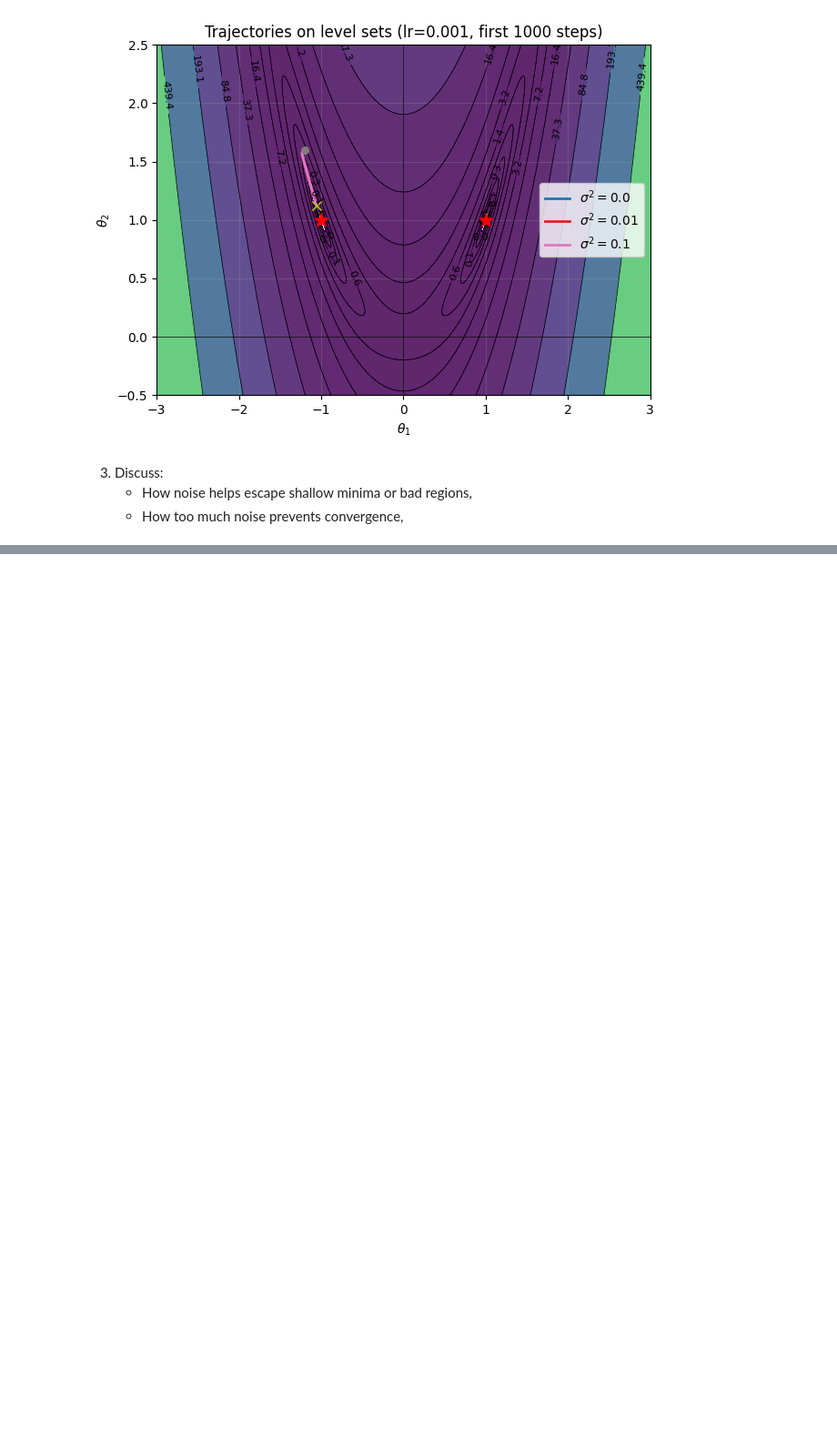
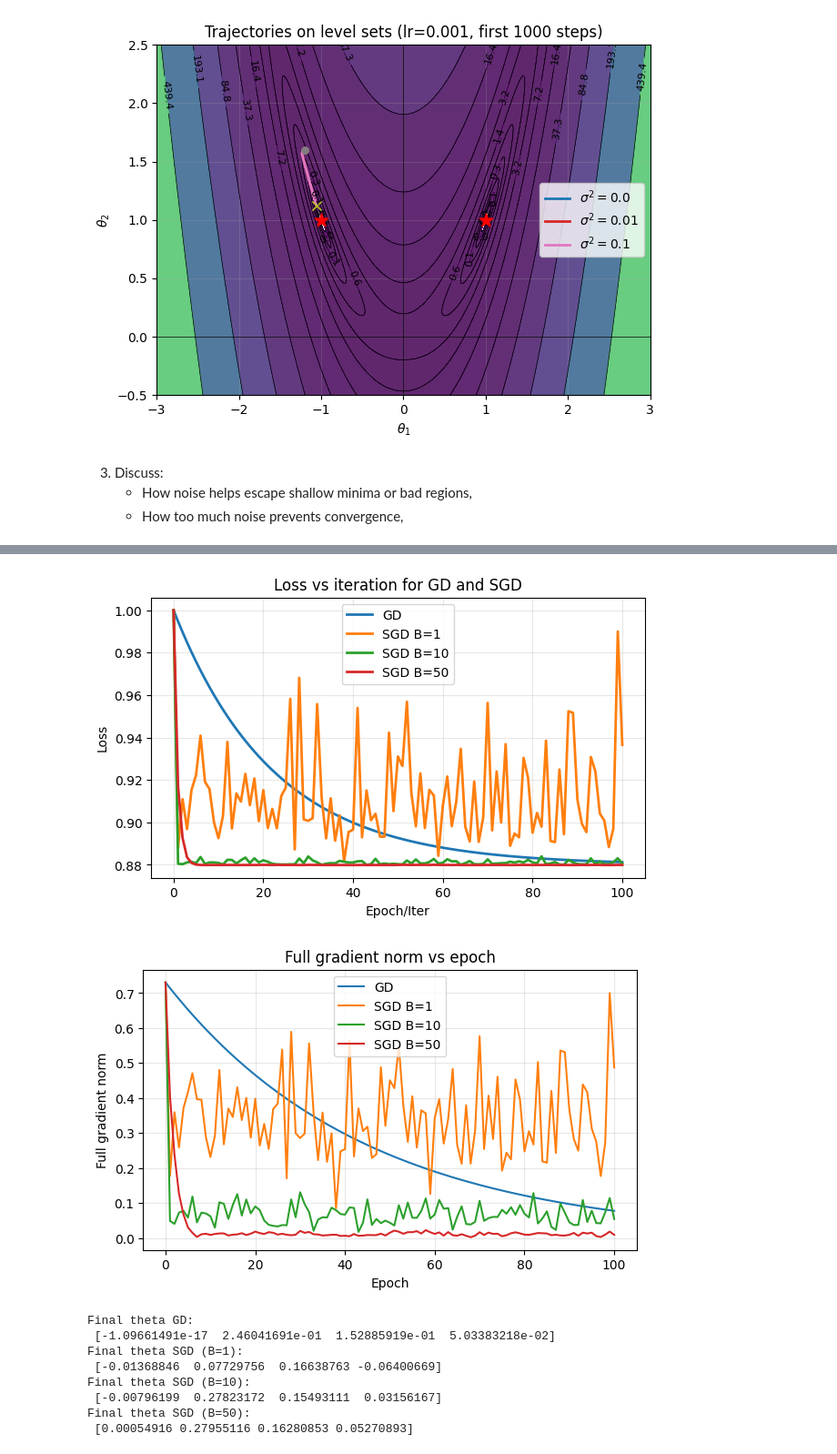
Before and after one commit to annalisapol/smm-course, a Jupyter notebook: homeworks/hw2/hw2.ipynb, the cells around one changed output, grey strips where cells are left out. Shown at 91% size. Drawn from its saved outputs; the diff is of its cells as text; code cells hidden in the pictures; blank space fills up the shorter version.

```diff
--- a/homeworks/hw2/hw2.ipynb
+++ b/homeworks/hw2/hw2.ipynb
@@ -417,0 +440,12 @@ for lr in lrs:
+# %%
+import pandas as pd
+data = pd.read_csv("../data/insurance.csv")
+features = ["age", "bmi", "children"]
+X = data[features].values
+y = data["charges"].values.reshape(-1, 1)
+
+X = (X - X.mean(axis=0)) / X.std(axis=0)
+y = (y - y.mean()) / y.std()
+
+X = np.hstack([np.ones((X.shape[0], 1)), X])
+N, d = X.shape
@@ -417,0 +536,38 @@ for lr in lrs:
+# %%
+plt.figure(figsize = (7,4))
+plt.plot(loss_GD, label="GD", linewidth=2)
+for b in batch_sizes:
+    plt.plot(loss_SGD[b], label=f"SGD B={b}", linewidth=2)
+plt.xlabel("Epoch/Iter")
+plt.ylabel("Loss")
+plt.legend()
+plt.grid(alpha=0.3)
+plt.title("Loss vs iteration for GD and SGD")
+plt.show()
+
+plt.figure(figsize=(7,4))
+plt.plot(gradnorm_GD, label="GD")
+for b in batch_sizes:
+    plt.plot(gradnorm_SGD[b], label=f"SGD B={b}")
+plt.xlabel("Epoch")
+plt.ylabel("Full gradient norm")
+plt.grid(alpha=0.3)
+plt.legend()
+plt.title("Full gradient norm vs epoch")
+plt.show()
+
+print("Final theta GD:\n", theta_final_GD.ravel())
+
+for b in batch_sizes:
+    print(f"Final theta SGD (B={b}):\n", theta_final_SGD[b].ravel())
+# %% [output]
+[figure, added]
+[figure, added]
+Final theta GD:
+ [-1.09661491e-17  2.46041691e-01  1.52885919e-01  5.03383218e-02]
+Final theta SGD (B=1):
+ [-0.01368846  0.07729756  0.16638763 -0.06400669]
+Final theta SGD (B=10):
+ [-0.00796199  0.27823172  0.15493111  0.03156167]
+Final theta SGD (B=50):
+ [0.00054916 0.27955116 0.16280853 0.05270893]
```
Also changed, not shown: parts of 9 cells of this notebook, 2 other files.
